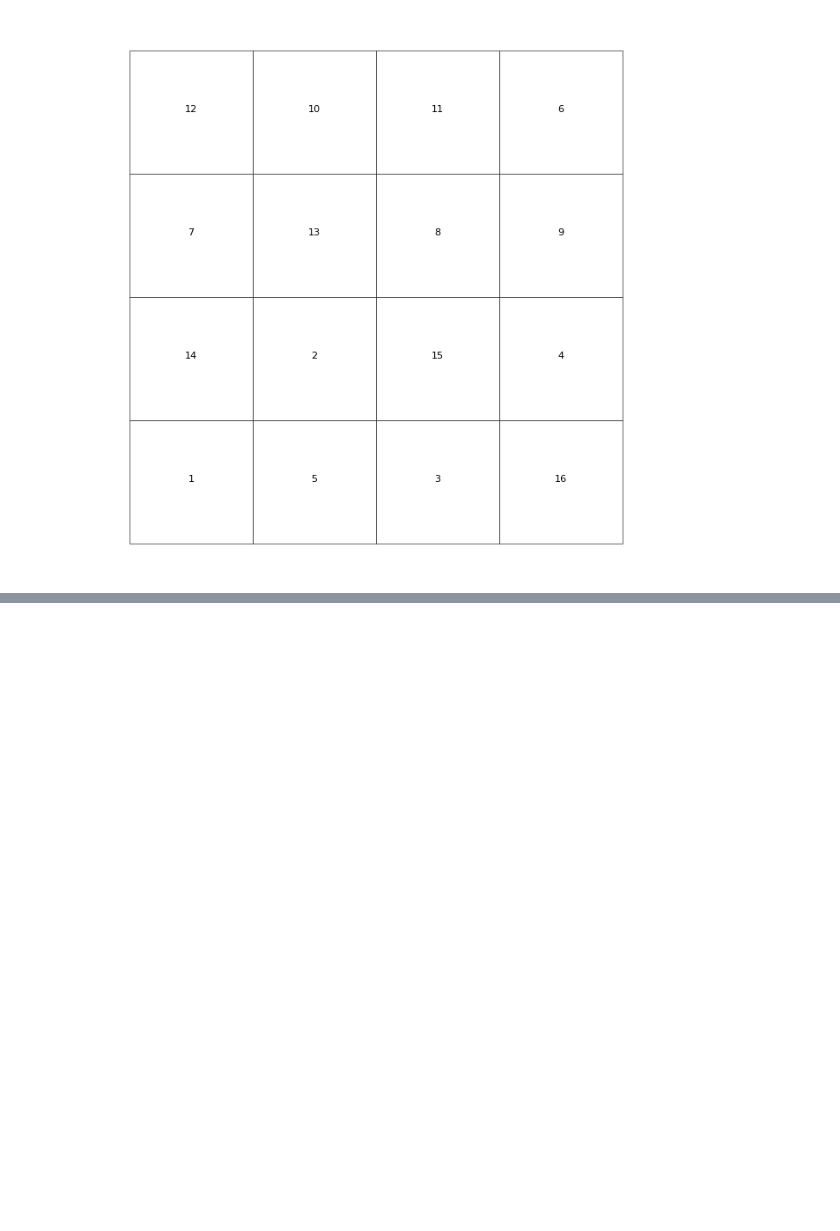
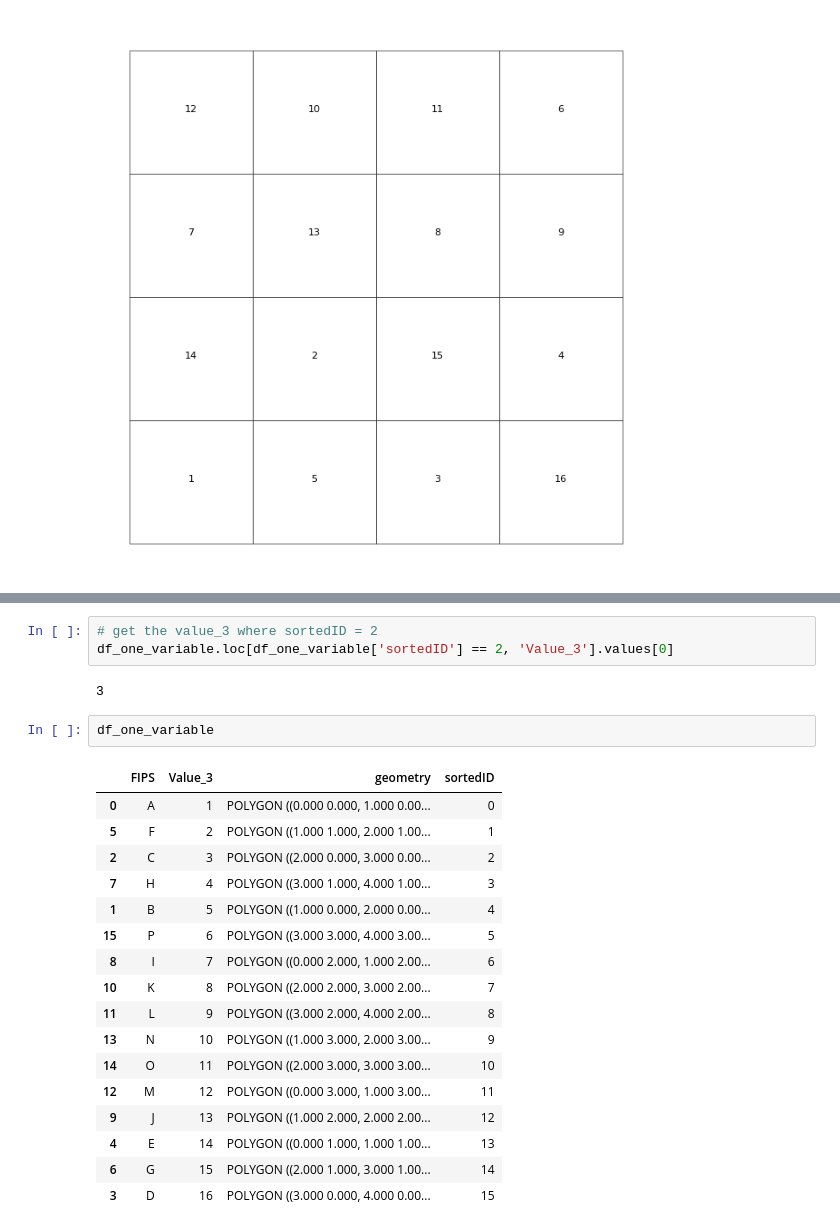
Before and after one commit to hashansl/adjacency-pattern, a Jupyter notebook: multiple_filteration_main_birth_death.ipynb, the cells around one changed output, grey strips where cells are left out. Cells and saved outputs as stored; diff of their text form; blank space fills up the shorter version.

```diff
--- a/multiple_filteration_main_birth_death.ipynb
+++ b/multiple_filteration_main_birth_death.ipynb
@@ -425,0 +377,25 @@ list_gif[0].save('value_2.gif',
+# %%
+# get the value_3 where sortedID = 2
+df_one_variable.loc[df_one_variable['sortedID'] == 2, 'Value_3'].values[0]
+# %% [output]
+3
+# %%
+df_one_variable
+# %% [output]
+|  | FIPS | Value_3 | geometry | sortedID |
+| 0 | A | 1 | POLYGON ((0.000 0.000, 1.000 0.00... | 0 |
+| 5 | F | 2 | POLYGON ((1.000 1.000, 2.000 1.00... | 1 |
+| 2 | C | 3 | POLYGON ((2.000 0.000, 3.000 0.00... | 2 |
+| 7 | H | 4 | POLYGON ((3.000 1.000, 4.000 1.00... | 3 |
+| 1 | B | 5 | POLYGON ((1.000 0.000, 2.000 0.00... | 4 |
+| 15 | P | 6 | POLYGON ((3.000 3.000, 4.000 3.00... | 5 |
+| 8 | I | 7 | POLYGON ((0.000 2.000, 1.000 2.00... | 6 |
+| 10 | K | 8 | POLYGON ((2.000 2.000, 3.000 2.00... | 7 |
+| 11 | L | 9 | POLYGON ((3.000 2.000, 4.000 2.00... | 8 |
+| 13 | N | 10 | POLYGON ((1.000 3.000, 2.000 3.00... | 9 |
+| 14 | O | 11 | POLYGON ((2.000 3.000, 3.000 3.00... | 10 |
+| 12 | M | 12 | POLYGON ((0.000 3.000, 1.000 3.00... | 11 |
+| 9 | J | 13 | POLYGON ((1.000 2.000, 2.000 2.00... | 12 |
+| 4 | E | 14 | POLYGON ((0.000 1.000, 1.000 1.00... | 13 |
+| 6 | G | 15 | POLYGON ((2.000 1.000, 3.000 1.00... | 14 |
+| 3 | D | 16 | POLYGON ((3.000 0.000, 4.000 0.00... | 15 |
```
Also changed, not shown: parts of 47 cells of this notebook, 1 other file.
